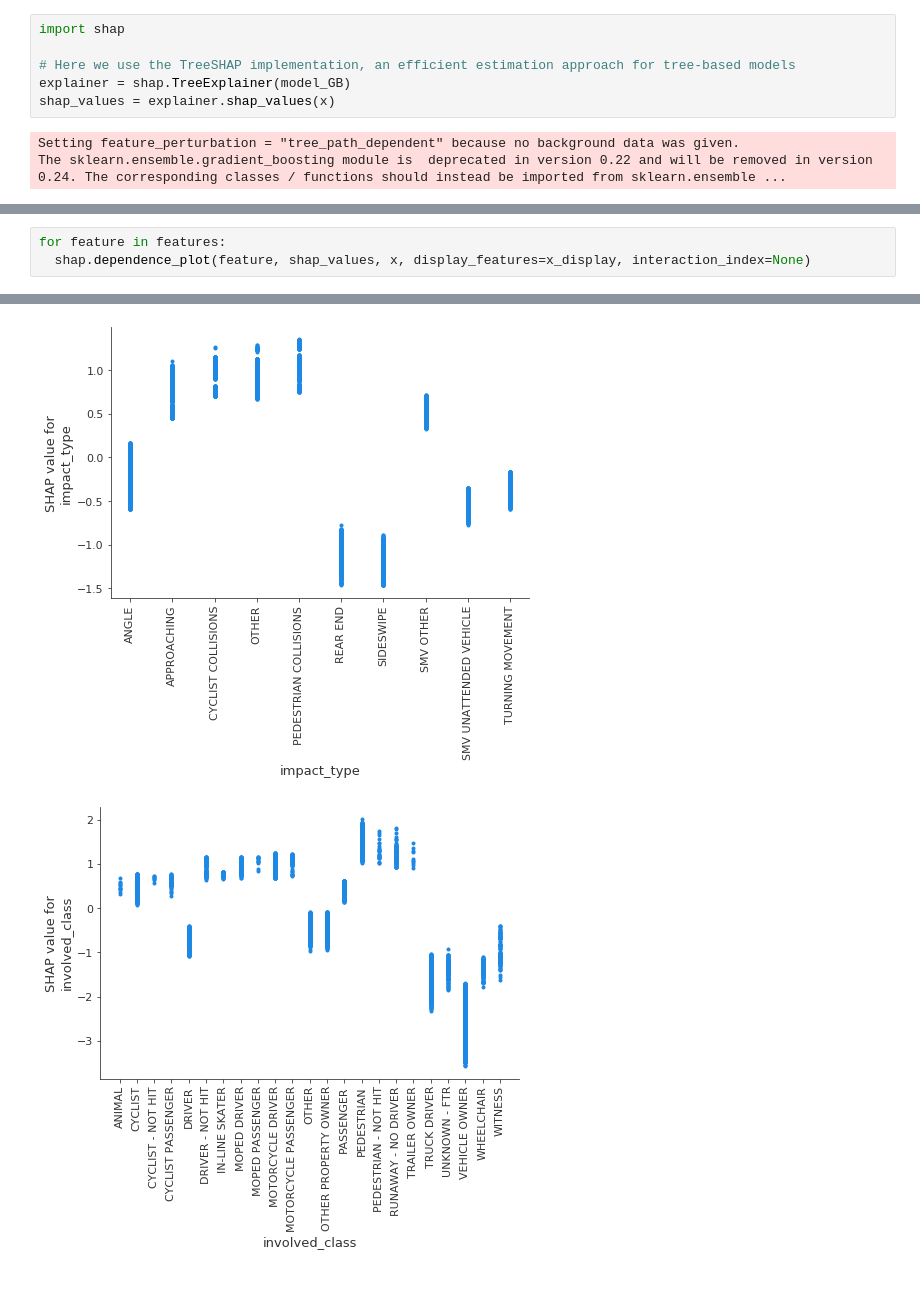
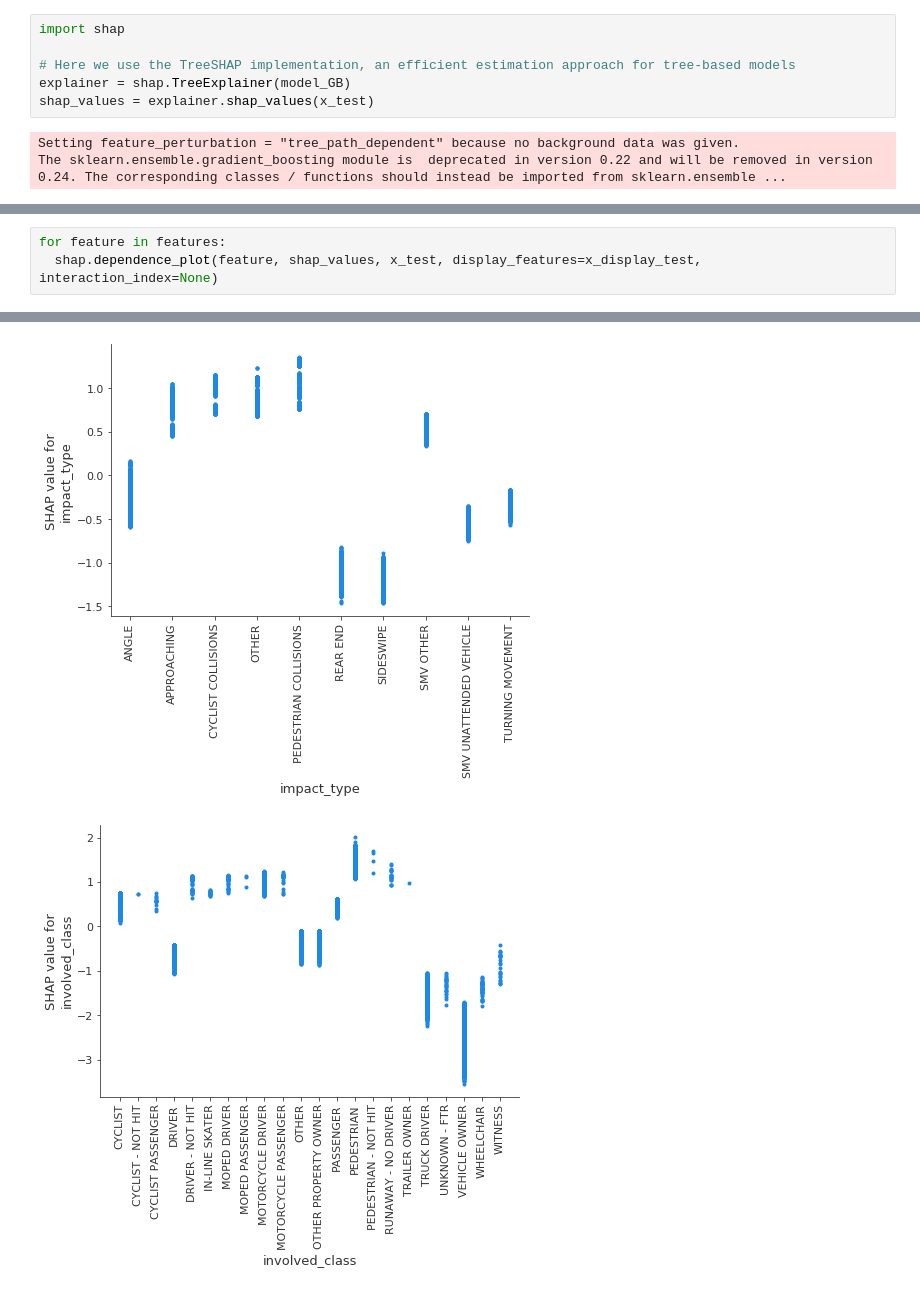
Before and after one commit to Dave-61/Insight_Data_Science, a Jupyter notebook: notebooks/TVZ_KSIprediction_SHAP.ipynb, the cells around one changed output, grey strips where cells are left out. Cells and saved outputs as stored; diff of their text form.

Commit message:
updated Shapley values on X_test

```diff
--- a/notebooks/TVZ_KSIprediction_SHAP.ipynb
+++ b/notebooks/TVZ_KSIprediction_SHAP.ipynb
@@ -217,7 +219,7 @@ import shap
 
 # Here we use the TreeSHAP implementation, an efficient estimation approach for tree-based models
 explainer = shap.TreeExplainer(model_GB)
-shap_values = explainer.shap_values(x)
+shap_values = explainer.shap_values(x_test)
 # %% [output]
 Setting feature_perturbation = "tree_path_dependent" because no background data was given.
 The sklearn.ensemble.gradient_boosting module is  deprecated in version 0.22 and will be removed in version 0.24. The corresponding classes / functions should instead be imported from sklearn.ensemble ...
@@ -244,5 +334,5 @@ shap_values_ind = shap.TreeExplainer(model_GB).shap_values(x)
 Setting feature_perturbation = "tree_path_dependent" because no background data was given.
 # %%
 for feature in features:
-  shap.dependence_plot(feature, shap_values, x, display_features=x_display, interaction_index=None)
+  shap.dependence_plot(feature, shap_values, x_test, display_features=x_display_test, interaction_index=None)
 # %% [output]
@@ -256,5 +346,5 @@ for feature in features:
 [figure]
 [figure]
-[figure, old version]
+[figure, new version]
-[figure, old version]
+[figure, new version]
 # %%
```
Also changed, not shown: parts of 19 cells of this notebook.
